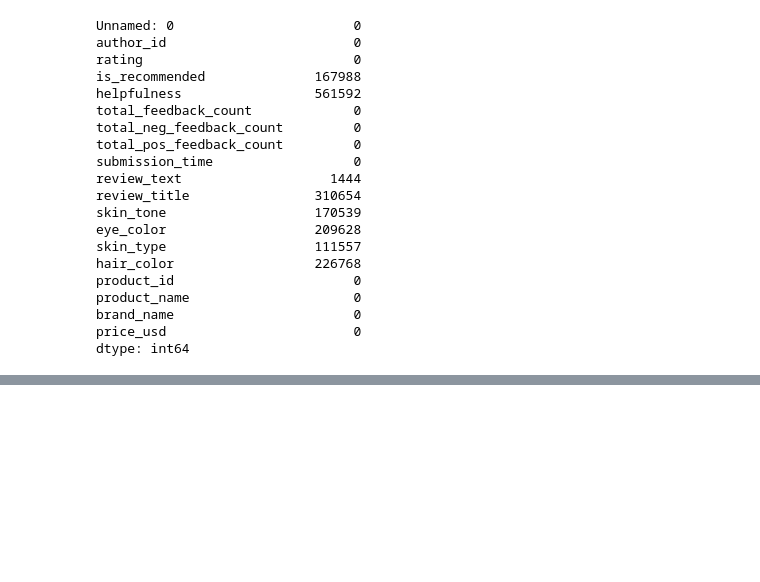
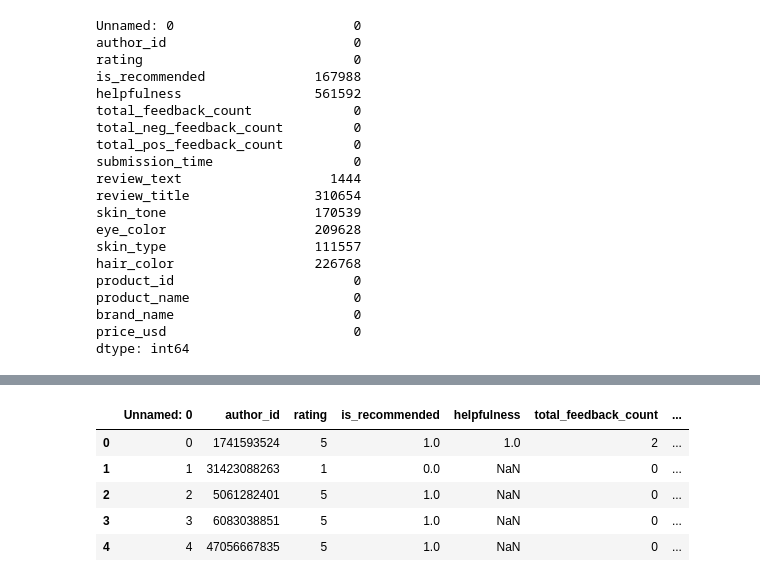
Before and after one commit to eshentong/BA820-team, a Jupyter notebook: BA820.ipynb, the cells around one changed output, grey strips where cells are left out. Cells and saved outputs as stored; diff of their text form; code cells hidden in the pictures; blank space fills up the shorter version.

```diff
--- a/BA820.ipynb
+++ b/BA820.ipynb
@@ -97,0 +210,9 @@ dtype: int64
+# %%
+df_reviews.head()
+# %% [output]
+|  | Unnamed: 0 | author_id | rating | is_recommended | helpfulness | total_feedback_count | ... |
+| 0 | 0 | 1741593524 | 5 | 1.0 | 1.0 | 2 | ... |
+| 1 | 1 | 31423088263 | 1 | 0.0 | NaN | 0 | ... |
+| 2 | 2 | 5061282401 | 5 | 1.0 | NaN | 0 | ... |
+| 3 | 3 | 6083038851 | 5 | 1.0 | NaN | 0 | ... |
+| 4 | 4 | 47056667835 | 5 | 1.0 | NaN | 0 | ... |
```
Also changed, not shown: parts of 19 cells of this notebook.
